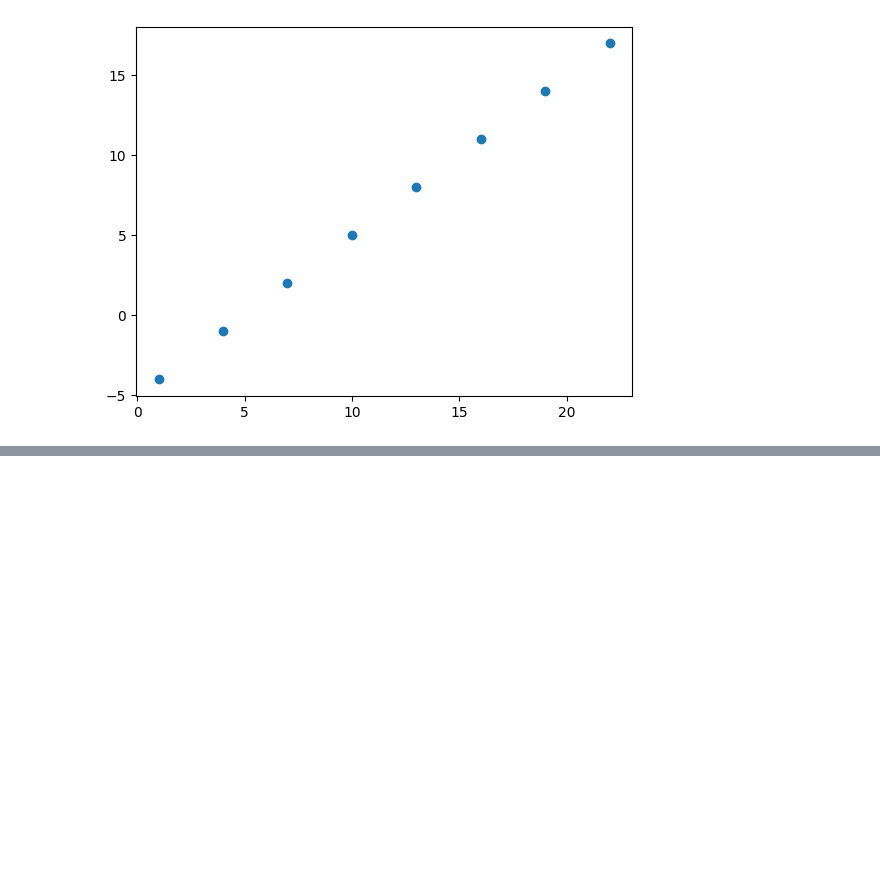
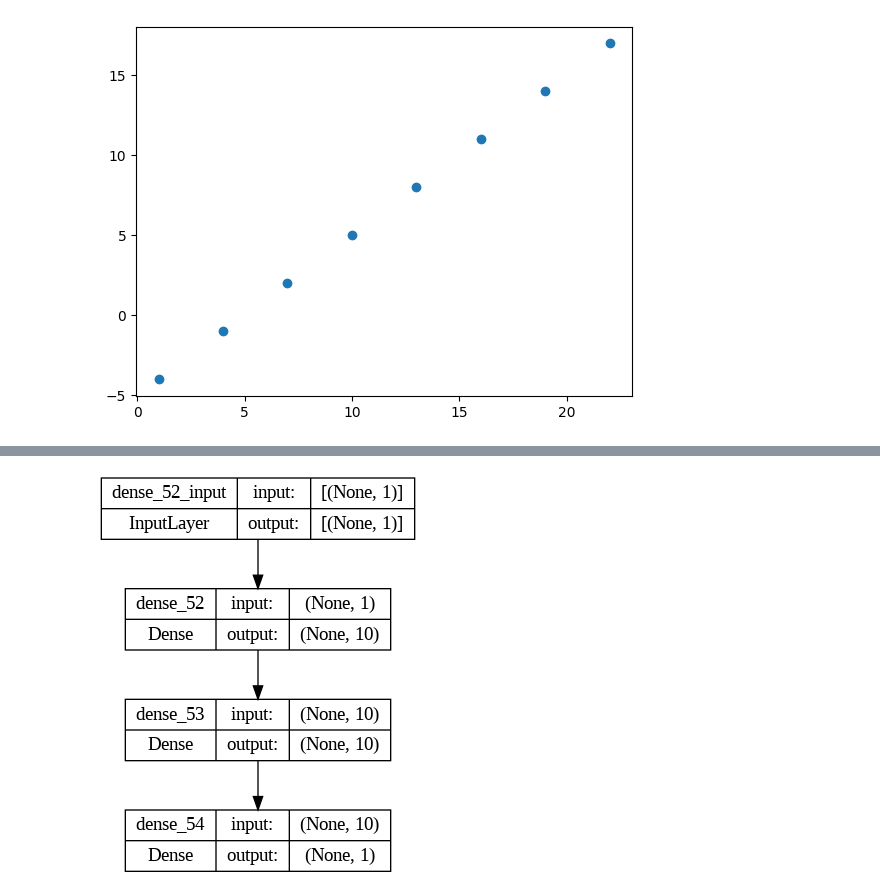
Before and after one commit to Prajwal-ak-0/AI, a Jupyter notebook: 1_Neural_network_regression.ipynb, the cells around one changed output, grey strips where cells are left out. Drawn from its saved outputs; the diff is of its cells as text; code cells hidden in the pictures; blank space fills up the shorter version.

```diff
--- a/1_Neural_network_regression.ipynb
+++ b/1_Neural_network_regression.ipynb
@@ -46,0 +113,12 @@ plt.scatter(X,y)
+# %%
+tf.random.set_seed(10)
+
+model = tf.keras.Sequential([
+    tf.keras.layers.Dense(10, input_shape=[1]),
+    tf.keras.layers.Dense(10),
+    tf.keras.layers.Dense(1)
+])
+
+model.compile(optimizer=tf.keras.optimizers.SGD(), loss=tf.keras.losses.mae, metrics=["mae"])
+
+model.summary()
@@ -46,0 +141,3 @@ plt.scatter(X,y)
+# %%
+model.fit(tf.expand_dims(X_train, -1), y_train, epochs=200)
+model.summary()
@@ -46,0 +162,5 @@ plt.scatter(X,y)
+# %%
+from tensorflow.keras.utils import plot_model
+plot_model(model, show_shapes=True)
+# %% [output]
+[figure, added]
```
Also changed, not shown: parts of 10 cells of this notebook.
